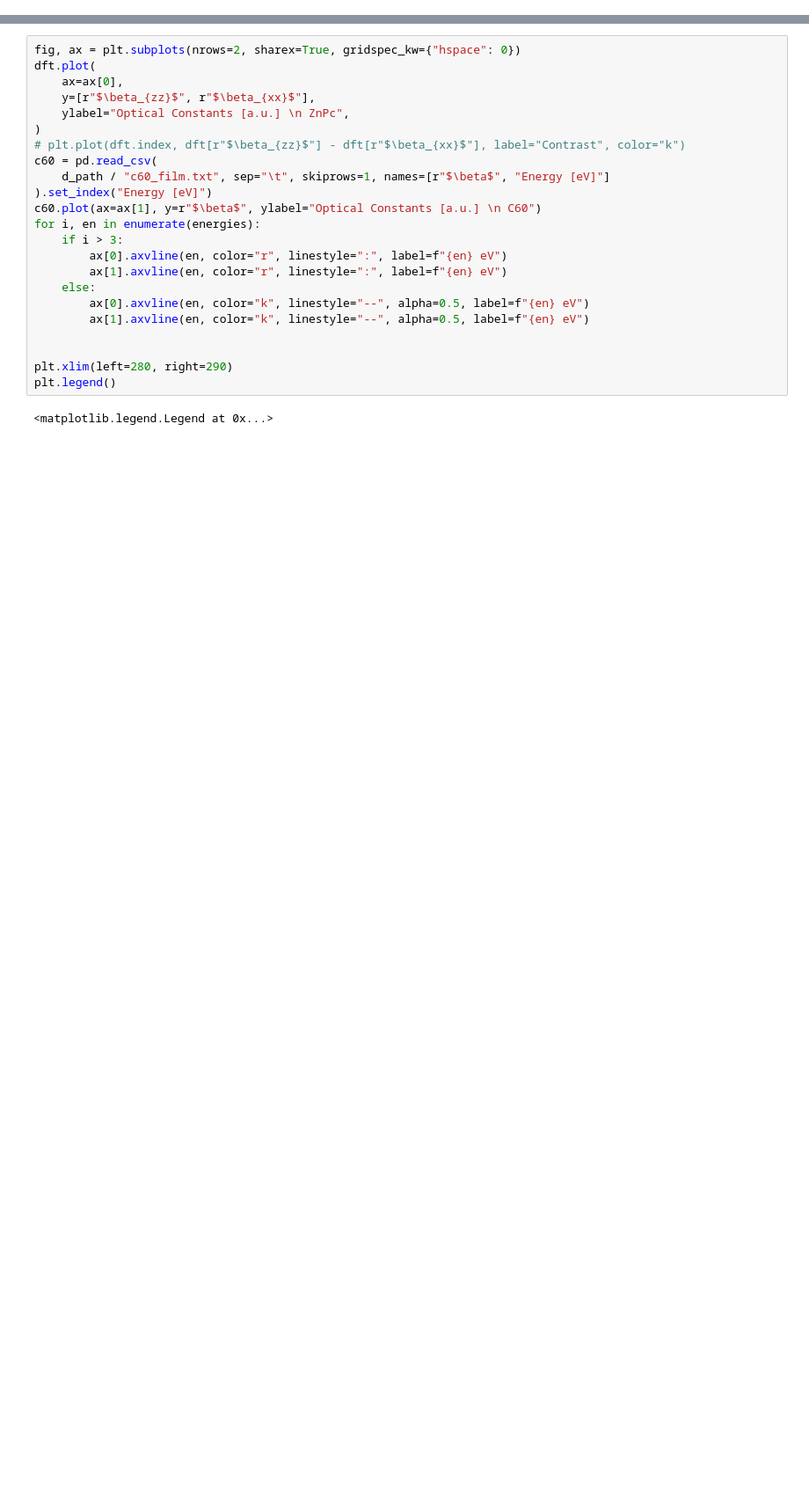
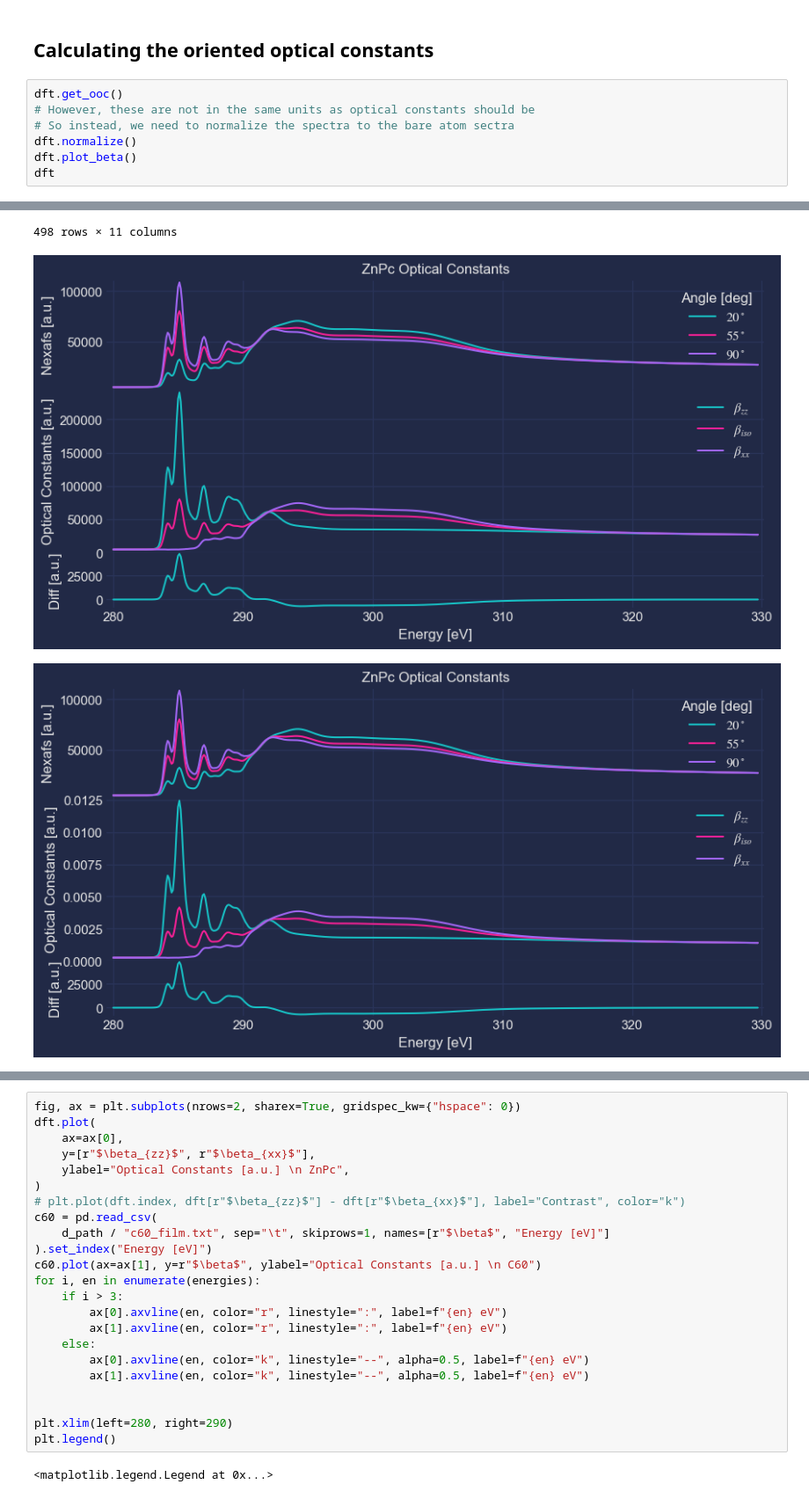
Before and after one commit to WSU-Carbon-Lab/pyref, a Jupyter notebook: docs/OrientedOpticalConstants.ipynb, the cells around one changed output, grey strips where cells are left out. Shown at 88% size. Cells and saved outputs as stored; diff of their text form; blank space fills up the shorter version.

```diff
--- a/docs/RoomTempFitting.ipynb
+++ b/docs/OrientedOpticalConstants.ipynb
@@ -95,0 +51,10 @@ dft = ru.AngleNexafs(f, "C32H16N8Zn", density=1.6)  # type: ignore
+# %% [markdown]
+## Calculating the oriented optical constants
+# %%
+dft.get_ooc()
+# However, these are not in the same units as optical constants should be
+# So instead, we need to normalize the spectra to the bare atom sectra
+dft.normalize()
+dft.plot_beta()
+dft
+# %% [output]
@@ -95,0 +74,3 @@ dft = ru.AngleNexafs(f, "C32H16N8Zn", density=1.6)  # type: ignore
+498 rows × 11 columns
+[figure, added]
+[figure, added]
```
Also changed, not shown: parts of 25 cells of this notebook, 35 other files.
